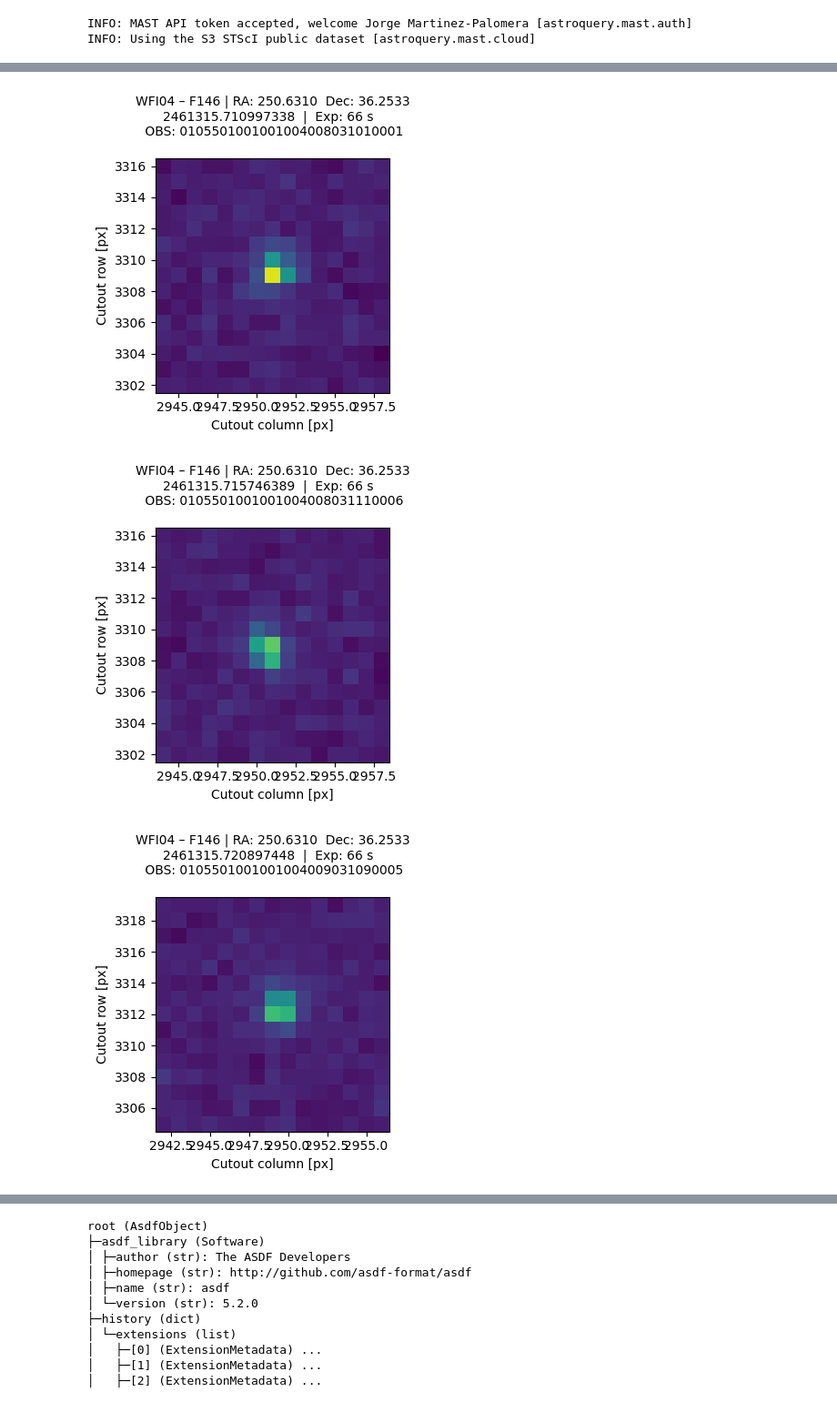
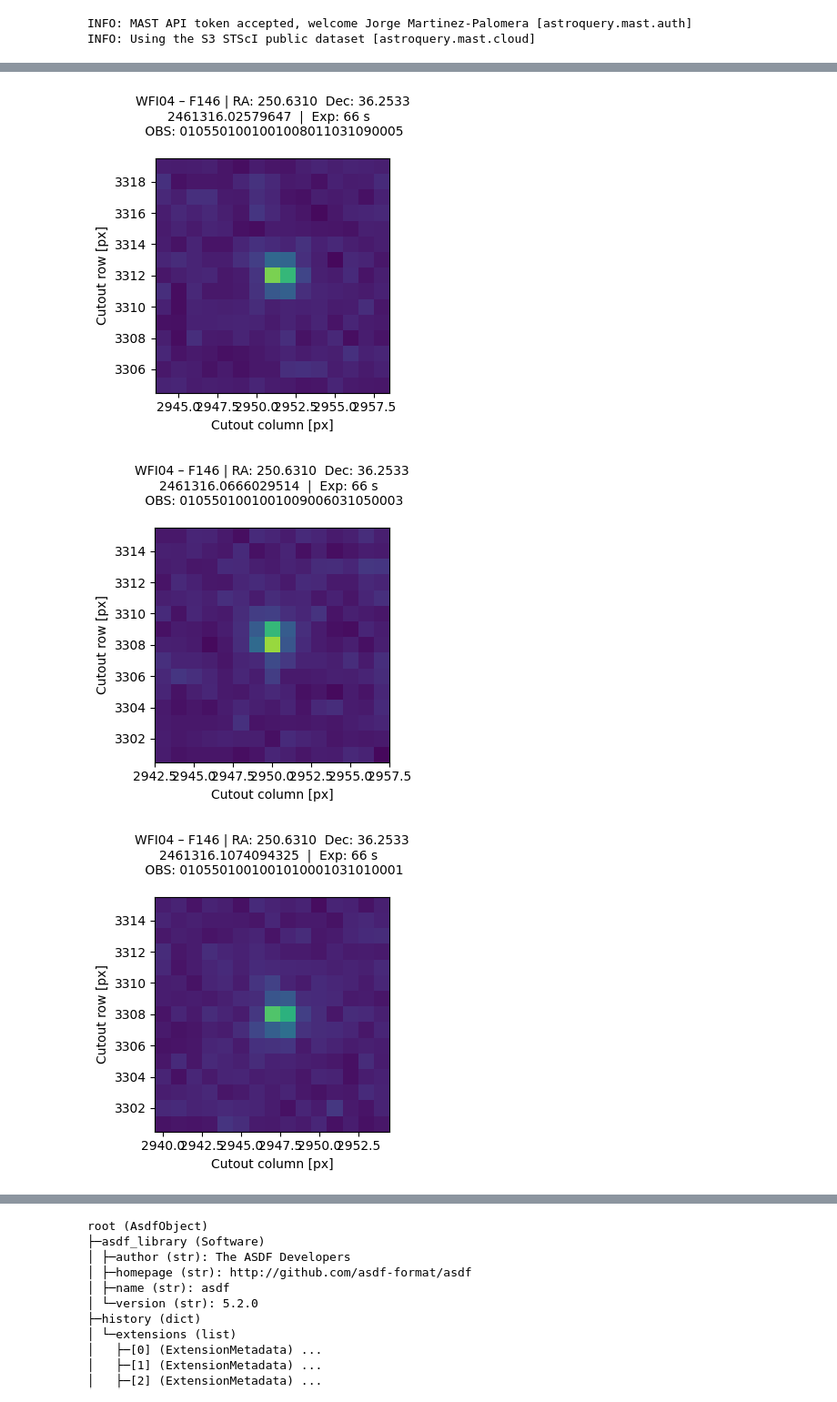
Before and after one commit to jorgemarpa/roman-cuts, a Jupyter notebook: docs/tutorial-com.ipynb, the cells around one changed output, grey strips where cells are left out. Shown at 91% size. Saved outputs shown, nothing was run; the diff lists cells and outputs as text; code cells hidden in the pictures.

```diff
--- a/docs/tutorial-com.ipynb
+++ b/docs/tutorial-com.ipynb
@@ -30,7 +34,9 @@ INFO: Using the S3 STScI public dataset [astroquery.mast.cloud]
 # %%
 pid = 1055
 detector = 4
-ra = 250.630997
-dec = 36.253313
+# extracting two targets within same detector with same size
+ra = (np.array([250.630997]) + np.array([0, 10 / 3600, -18 / 3600, 50 / 3600])).tolist()
+dec = (np.array([36.253313]) + np.array([0, -10 / 3600, +18 / 3600, -25 / 3600])).tolist()
 filter = "F146"
 size = (15, 15)
+ra, dec
@@ -75,7 +84,7 @@ products_l2 = products_l2[l2_sortidx]
 
 # 3. Extract cutouts
 cube, meta, gwcss = make_cutout(
-    products_l2["filename"].tolist()[:100],
+    products_l2["filename"].tolist(),
     ra=ra,
     dec=dec,
     size=size,
@@ -106,28 +119,29 @@ cube.shape
 # %%
+tar = 0
 ext = 0
 
-ny, nx = cube.shape[-2], cube.shape[-1]
-norm = simple_norm(cube[ext].ravel(), stretch="linear", percent=99.9)
+ny, nx = cube[tar].shape[-2], cube[tar].shape[-1]
+norm = simple_norm(cube[tar][ext].ravel(), stretch="linear", percent=99.9)
 
-for k in range(0, len(cube[ext]), 5):
-    if np.isnan(cube[ext][k]).all():
+for k in range(0, len(cube[tar][ext]), 40):
+    if np.isnan(cube[tar][ext][k]).all():
         continue
-    origin = meta.loc[k, "origin_original"]  # (col_min, row_min) from Cutout2D
+    origin = meta[0].loc[k, "origin_original"]  # (col_min, row_min) from Cutout2D
     xmin, ymin = int(origin[0]), int(origin[1])
 
     fig, ax = plt.subplots(figsize=(4, 4))
     ax.set_title(
-        f'{meta.loc[k, "detector"]} – {meta.loc[k, "optical_element"]} | '
-        f'RA: {meta.loc[k, "ra_target"]:.4f}  Dec: {meta.loc[k, "dec_target"]:.4f}\n'
-        f'{meta.loc[k, "mid_time"]}  |  '
-        f'Exp: {meta.loc[k, "exposure_time"]:.0f} s  \n '
-        f'OBS: {meta.loc[k, "observation_id"]}\n',
+        f'{meta[0].loc[k, "detector"]} – {meta[0].loc[k, "optical_element"]} | '
+        f'RA: {meta[0].loc[k, "ra_target"]:.4f}  Dec: {meta[0].loc[k, "dec_target"]:.4f}\n'
+        f'{meta[0].loc[k, "mid_time"]}  |  '
+        f'Exp: {meta[0].loc[k, "exposure_time"]:.0f} s  \n '
+        f'OBS: {meta[0].loc[k, "observation_id"]}\n',
         fontsize=10,
     )
     ax.pcolormesh(
         np.arange(xmin, xmin + nx),
         np.arange(ymin, ymin + ny),
-        cube[ext][k],
+        cube[tar][ext][k],
         norm=norm,
     )
     ax.set_aspect("equal", "box")
@@ -148,6 +162,6 @@ for k in range(0, len(cube[ext]), 5):
-[figure, old version]
+[figure, new version]
-[figure, old version]
+[figure, new version]
-[figure, old version]
+[figure, new version]
 ... (7 outputs left out)
 # %%
 # 4. Save cutouts to a single ASDF
```
Also changed, not shown: parts of 8 cells of this notebook.
